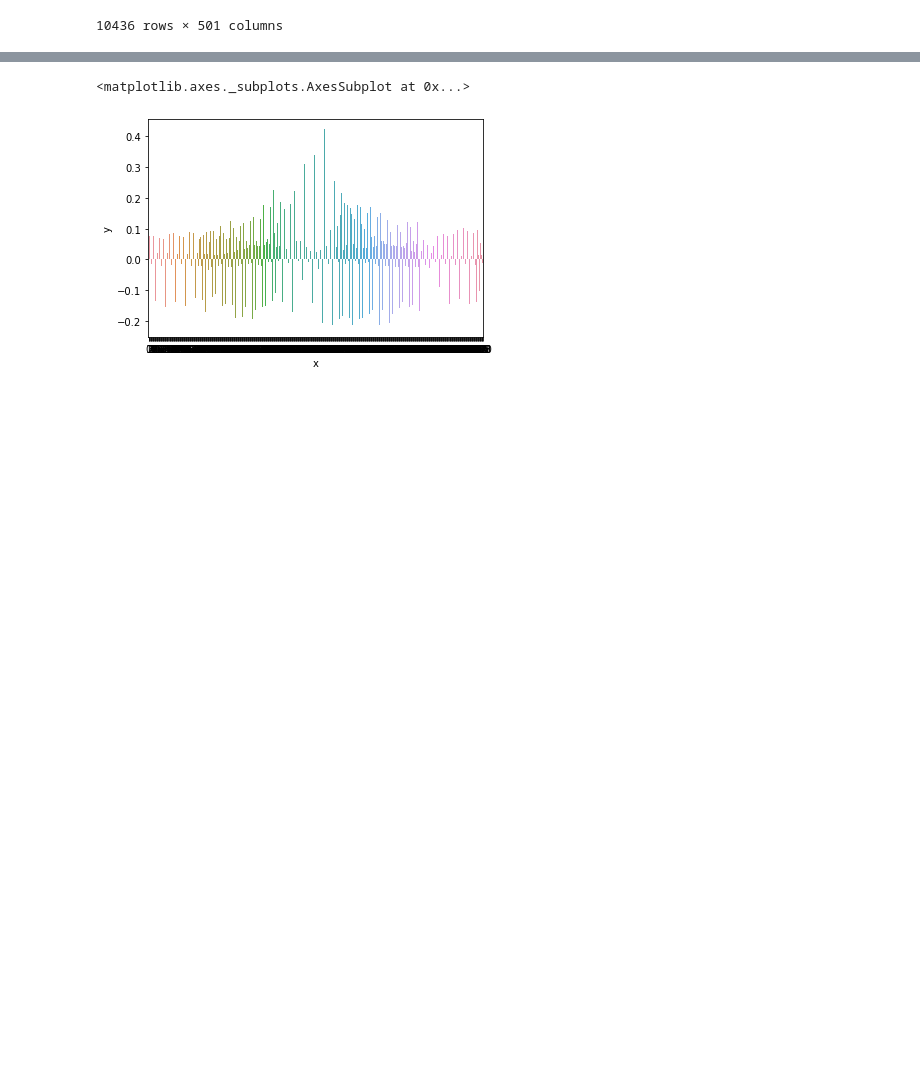
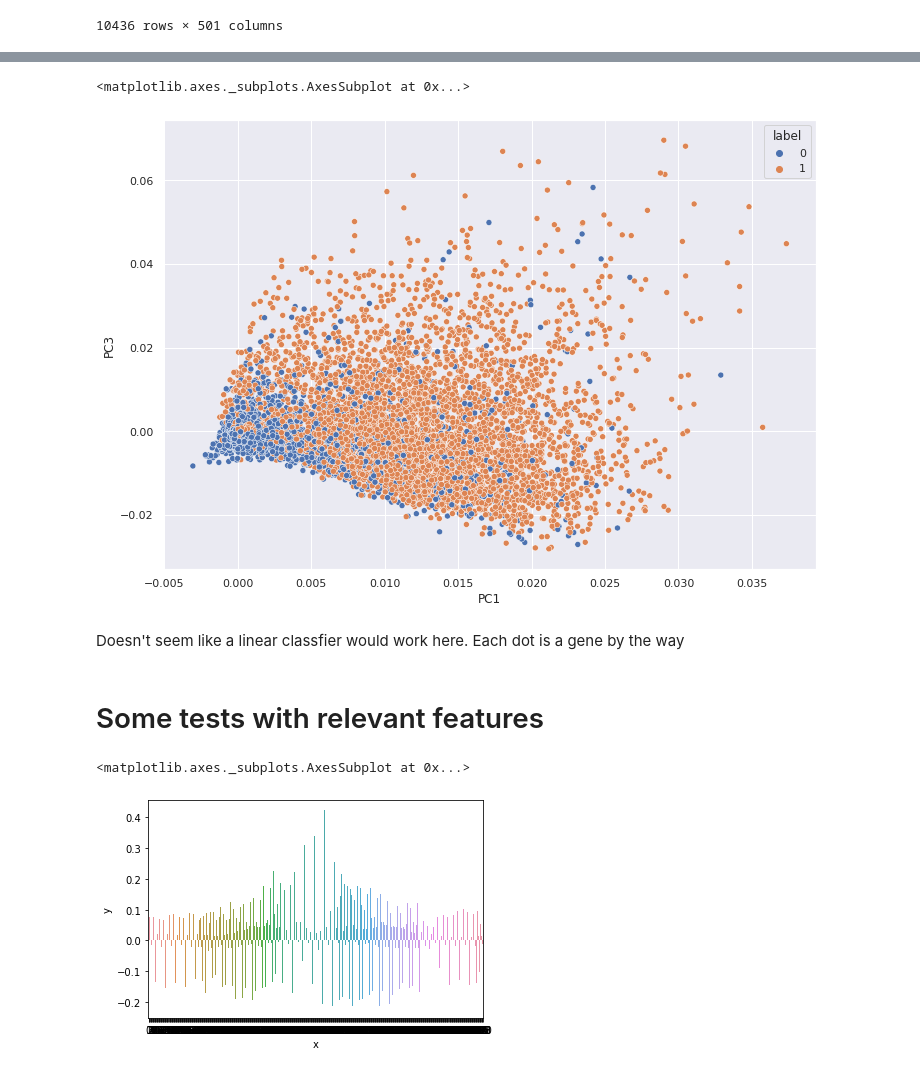
Before and after one commit to JavBurgoa/Machine-Learning-Course-2days, a Jupyter notebook: mnist_JavierNotes.ipynb, the cells around one changed output, grey strips where cells are left out. Cells and saved outputs as stored; diff of their text form; code cells hidden in the pictures; blank space fills up the shorter version.

```diff
--- a/mnist_JavierNotes.ipynb
+++ b/mnist_JavierNotes.ipynb
@@ -480,3 +507,17 @@ KeyError: ignored
+# %%
+from sklearn.decomposition import PCA
+
+pca = PCA(n_components=5)
+pca.fit(X_train.T)
+pca_data = pd.DataFrame({"PC1":pca.components_[0], "PC2":pca.components_[1], "PC3": pca.components_[2],"label":y_train})
+seaborn.scatterplot(data=pca_data, x = "PC1", y = "PC3", hue="label")
+# %% [output]
+<matplotlib.axes._subplots.AxesSubplot at 0x...>
+[figure, added]
+# %% [markdown]
+Doesn't seem like a linear classfier would work here. Each dot is a gene by the way
+# %% [markdown]
+# Some tests with relevant features
 # %%
 #model = RandomForestClassifier(n_estimators=1000)
 model = LogisticRegression(C=0.01, max_iter = 1000)
```
Also changed, not shown: parts of 19 cells of this notebook.
